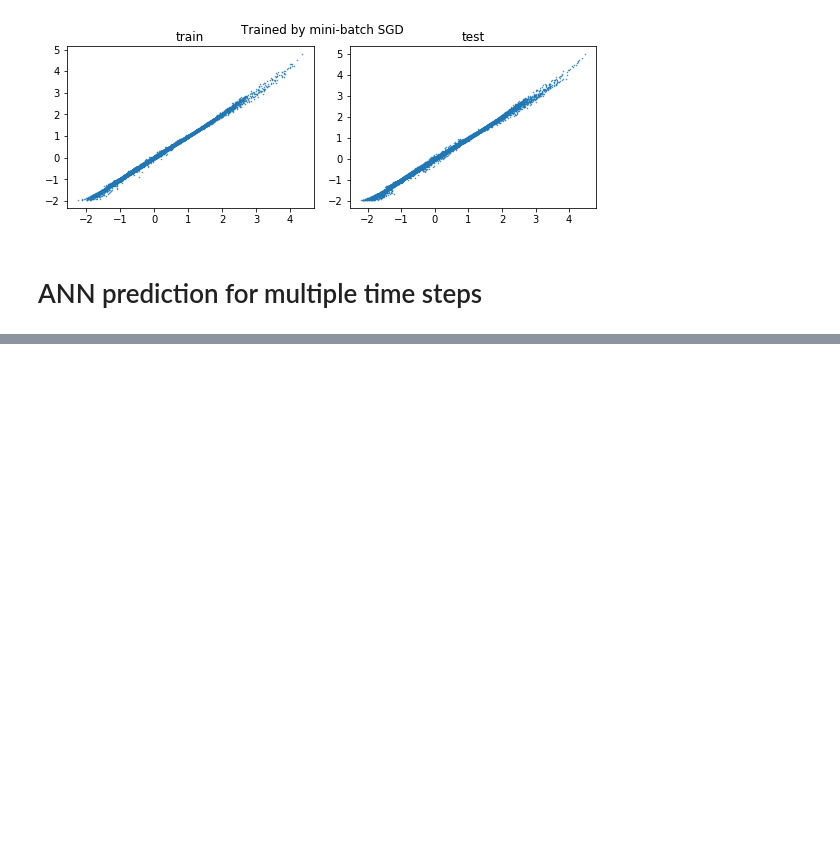
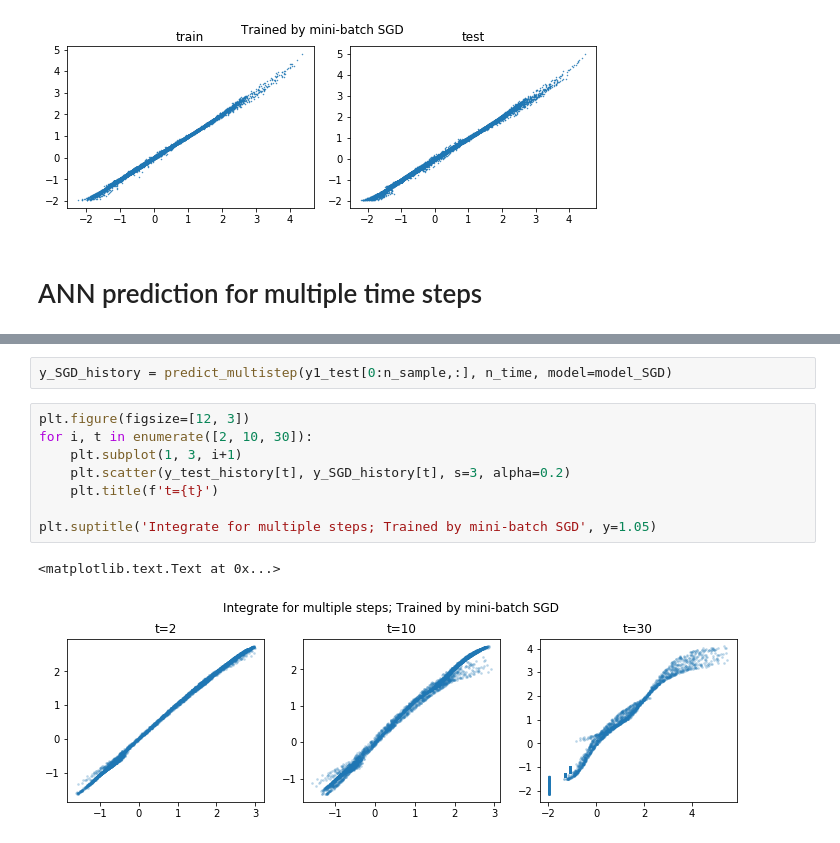
Before and after one commit to JiaweiZhuang/KPP, a Jupyter notebook: my_tests/small_strato/for-final-report.ipynb, the cells around one changed output, grey strips where cells are left out. Drawn from its saved outputs; the diff is of its cells as text; blank space fills up the shorter version.

```diff
--- a/my_tests/small_strato/for-final-report.ipynb
+++ b/my_tests/small_strato/for-final-report.ipynb
@@ -461,0 +517,13 @@ fig.tight_layout()
+# %%
+y_SGD_history = predict_multistep(y1_test[0:n_sample,:], n_time, model=model_SGD)
+# %%
+plt.figure(figsize=[12, 3])
+for i, t in enumerate([2, 10, 30]):
+    plt.subplot(1, 3, i+1)
+    plt.scatter(y_test_history[t], y_SGD_history[t], s=3, alpha=0.2)
+    plt.title(f't={t}')
+
+plt.suptitle('Integrate for multiple steps; Trained by mini-batch SGD', y=1.05)
+# %% [output]
+<matplotlib.text.Text at 0x...>
+[figure, added]
```
Also changed, not shown: parts of 16 cells of this notebook.
